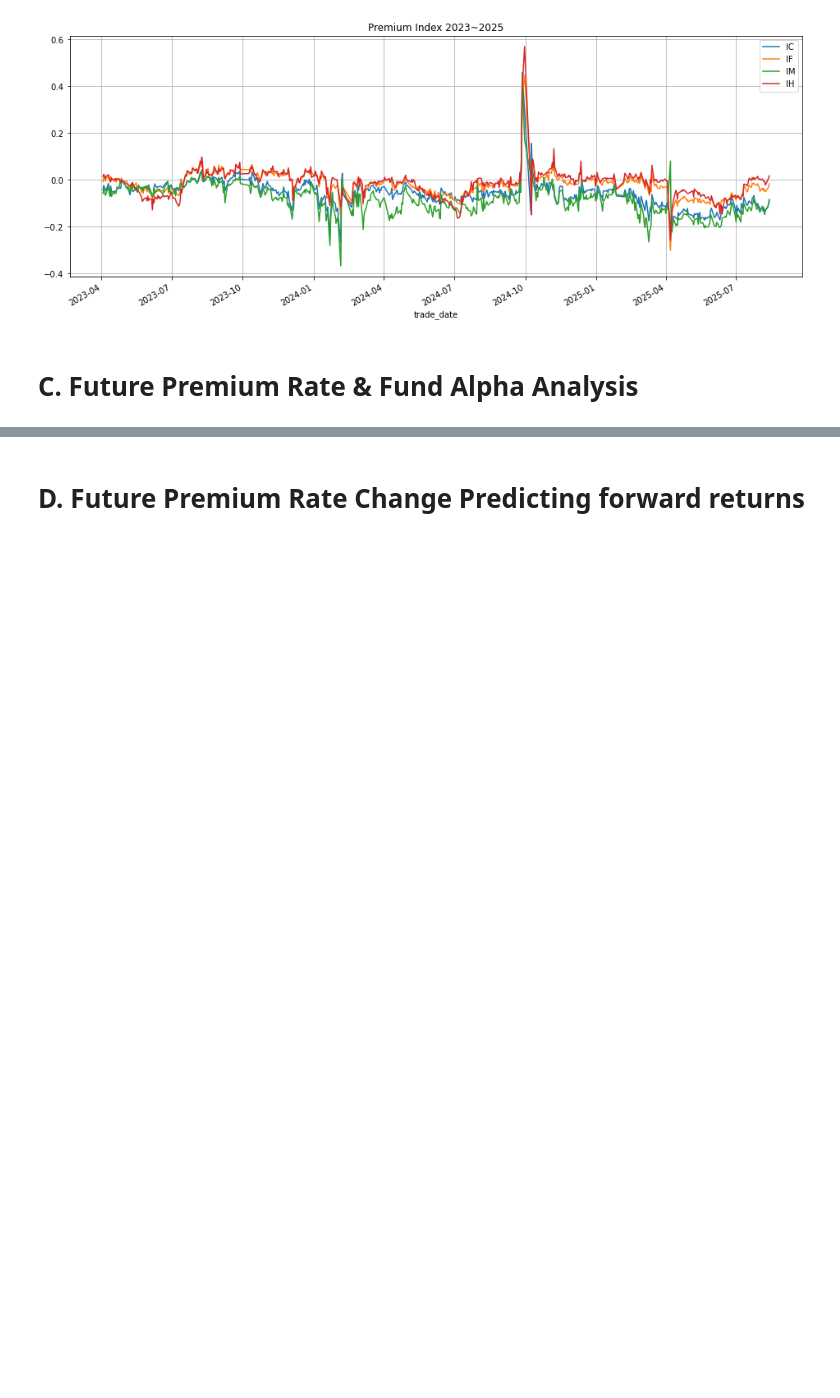
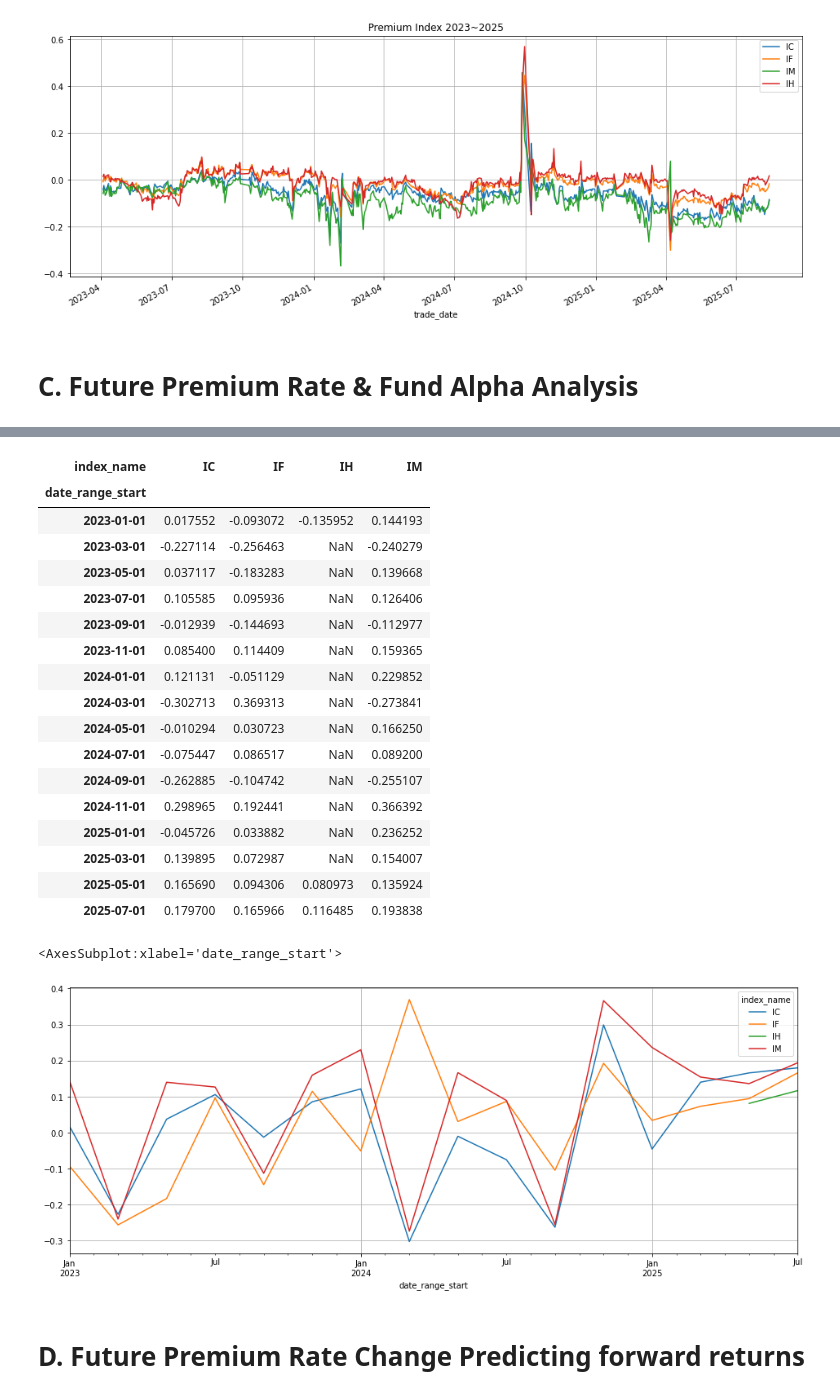
Before and after one commit to wyl1232792/future-discount, a Jupyter notebook: future.ipynb, the cells around one changed output, grey strips where cells are left out. Saved outputs shown, nothing was run; the diff lists cells and outputs as text; code cells hidden in the pictures; blank space fills up the shorter version.

```diff
--- a/future.ipynb
+++ b/future.ipynb
@@ -291,0 +296,32 @@ alpha median for funds with p-value < 0.1:
+# %%
+# time rolling analysis
+date_ranges = [
+    ('2023-01-01', '2023-03-01'),
+    ('2023-03-01', '2023-05-01'),
+    ('2023-05-01', '2023-07-01'),
+    ('2023-07-01', '2023-09-01'),
+    ('2023-09-01', '2023-11-01'),
+    ('2023-11-01', '2024-01-01'),
+    ('2024-01-01', '2024-03-01'),
+    ('2024-03-01', '2024-05-01'),
+    ('2024-05-01', '2024-07-01'),
+    ('2024-07-01', '2024-09-01'),
+    ('2024-09-01', '2024-11-01'),
+    ('2024-11-01', '2025-01-01'),
+    ('2025-01-01', '2025-03-01'),
+    ('2025-03-01', '2025-05-01'),
+    ('2025-05-01', '2025-07-01'),
+    ('2025-07-01', '2025-09-01'),
+]
+results = []
+for start, end in tqdm(date_ranges):
+    _models_results = pd.concat([
+        fit_fund_coef('IH', start_date=start, end_date=end),
+        fit_fund_coef('IF', start_date=start, end_date=end),
+        fit_fund_coef('IC', start_date=start, end_date=end),
+        fit_fund_coef('IM', start_date=start, end_date=end),
+    ], ignore_index=True)
+    _models_results['date_range_start'] = pd.to_datetime(start)
+    results.append(_models_results)
+df_rolling_results = pd.concat(results, ignore_index=True)
+df_rolling_results
@@ -292,3 +343,28 @@ alpha median for funds with p-value < 0.1:
+# %%
+df_rolling_index_alpha = df_rolling_results.query('alpha_p_value < 0.2').groupby(['date_range_start', 'index_name']).alpha_annual.mean().unstack()
+display(df_rolling_index_alpha)
+df_rolling_index_alpha.plot(figsize=(16, 6), grid=True)
+# %% [output]
+| index_name | IC | IF | IH | IM |
+| date_range_start |  |  |  |  |
+| 2023-01-01 | 0.017552 | -0.093072 | -0.135952 | 0.144193 |
+| 2023-03-01 | -0.227114 | -0.256463 | NaN | -0.240279 |
+| 2023-05-01 | 0.037117 | -0.183283 | NaN | 0.139668 |
+| 2023-07-01 | 0.105585 | 0.095936 | NaN | 0.126406 |
+| 2023-09-01 | -0.012939 | -0.144693 | NaN | -0.112977 |
+| 2023-11-01 | 0.085400 | 0.114409 | NaN | 0.159365 |
+| 2024-01-01 | 0.121131 | -0.051129 | NaN | 0.229852 |
+| 2024-03-01 | -0.302713 | 0.369313 | NaN | -0.273841 |
+| 2024-05-01 | -0.010294 | 0.030723 | NaN | 0.166250 |
+| 2024-07-01 | -0.075447 | 0.086517 | NaN | 0.089200 |
+| 2024-09-01 | -0.262885 | -0.104742 | NaN | -0.255107 |
+| 2024-11-01 | 0.298965 | 0.192441 | NaN | 0.366392 |
+| 2025-01-01 | -0.045726 | 0.033882 | NaN | 0.236252 |
+| 2025-03-01 | 0.139895 | 0.072987 | NaN | 0.154007 |
+| 2025-05-01 | 0.165690 | 0.094306 | 0.080973 | 0.135924 |
+| 2025-07-01 | 0.179700 | 0.165966 | 0.116485 | 0.193838 |
+<AxesSubplot:xlabel='date_range_start'>
+[figure, added]
 # %% [markdown]
 # D. Future Premium Rate Change Predicting forward returns
 # %%
```
Also changed, not shown: parts of 3 cells of this notebook.
